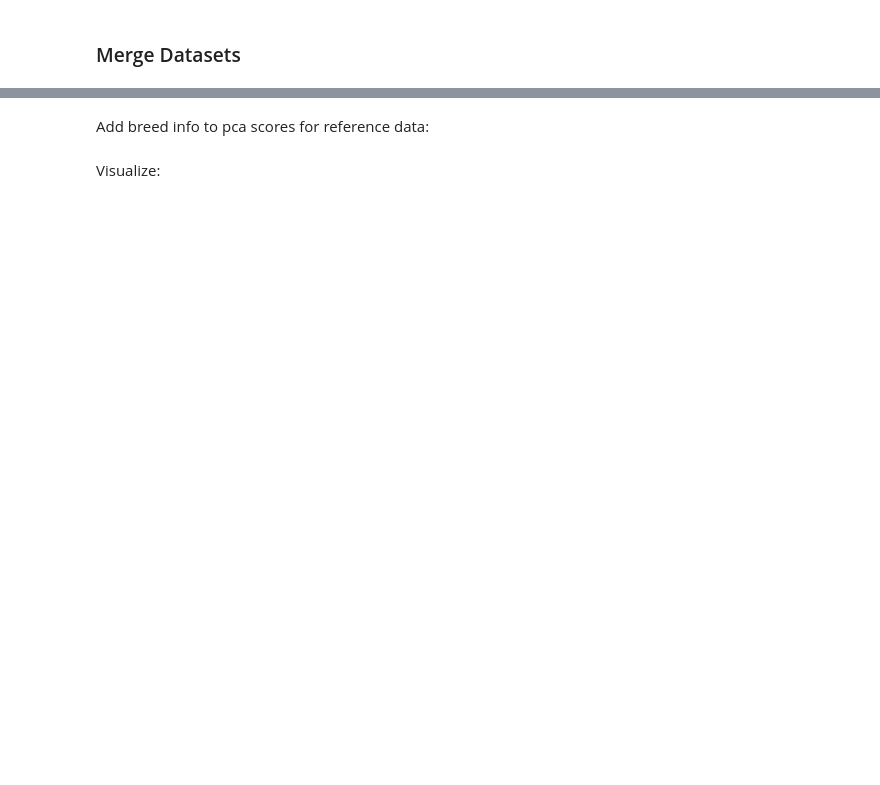
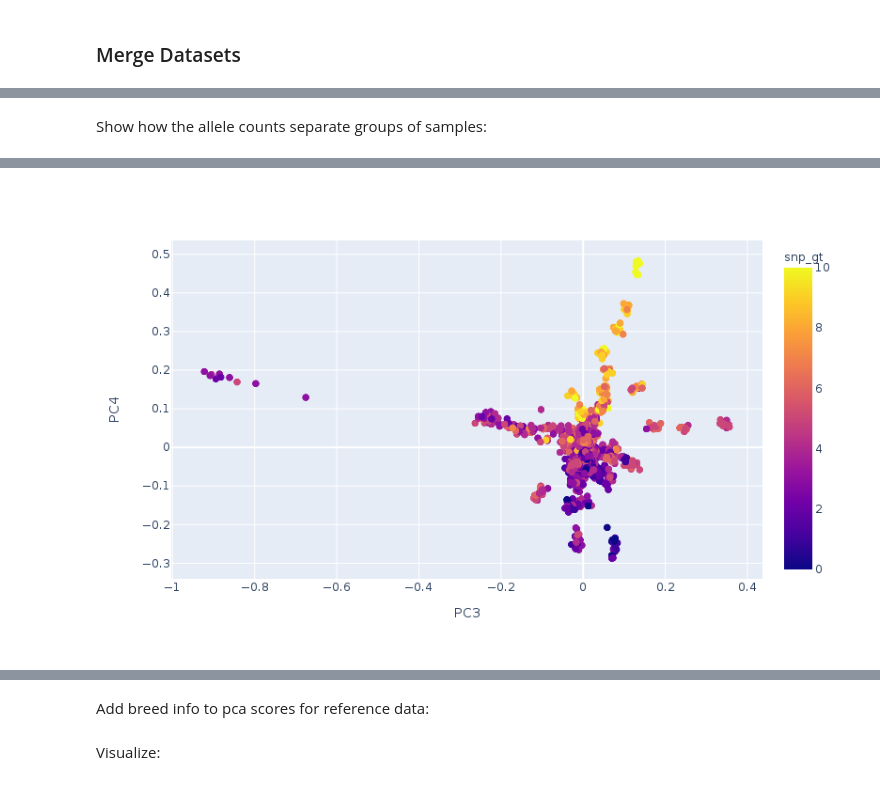
Before and after one commit to related-sciences/gwas-analysis, a Jupyter notebook: notebooks/organism/canine/cg-hail-04.ipynb, the cells around one changed output, grey strips where cells are left out. Drawn from its saved outputs; the diff is of its cells as text; code cells hidden in the pictures; blank space fills up the shorter version.

```diff
--- a/notebooks/organism/canine/cg-hail-04.ipynb
+++ b/notebooks/organism/canine/cg-hail-04.ipynb
@@ -173,0 +254,13 @@ TODO: Should this be used to remove SNPs with high loadings? There are a few tha
+# %%
+# Summarize the genotype for a few select SNPs above
+ht = mt.annotate_cols(
+    snp_gt=hl.agg.sum(
+        hl.if_else((hl.int(mt.locus.contig) == 10) & (mt.locus.position == 7504397), mt.GT.n_alt_alleles(), 0) +
+        hl.if_else((hl.int(mt.locus.contig) == 10) & (mt.locus.position == 8483885), mt.GT.n_alt_alleles(), 0) +
+        # Invert count because loading is negative
+        hl.if_else((hl.int(mt.locus.contig) == 10) & (mt.locus.position == 8772534), 2-mt.GT.n_alt_alleles(), 0) +
+        hl.if_else((hl.int(mt.locus.contig) == 11) & (mt.locus.position == 73113786), mt.GT.n_alt_alleles(), 0) +
+        hl.if_else((hl.int(mt.locus.contig) == 20) & (mt.locus.position == 21966757), mt.GT.n_alt_alleles(), 0)
+    )
+).cols()
+ht.describe()
@@ -173,0 +287,8 @@ TODO: Should this be used to remove SNPs with high loadings? There are a few tha
+# %% [markdown]
+Show how the allele counts separate groups of samples:
+# %%
+fig = get_scores_fig(
+    add_sample_info(pc_scores[0], ht, fields=['breed', 'breed_name', 'breed_clade', 'snp_gt']),
+    2, 3, color='snp_gt')
+Image(fig.to_image('png', width=800, height=500))
+# %% [output]
@@ -173,0 +299 @@ TODO: Should this be used to remove SNPs with high loadings? There are a few tha
+[figure, added]
```
Also changed, not shown: parts of 44 cells of this notebook, 7 other files.
